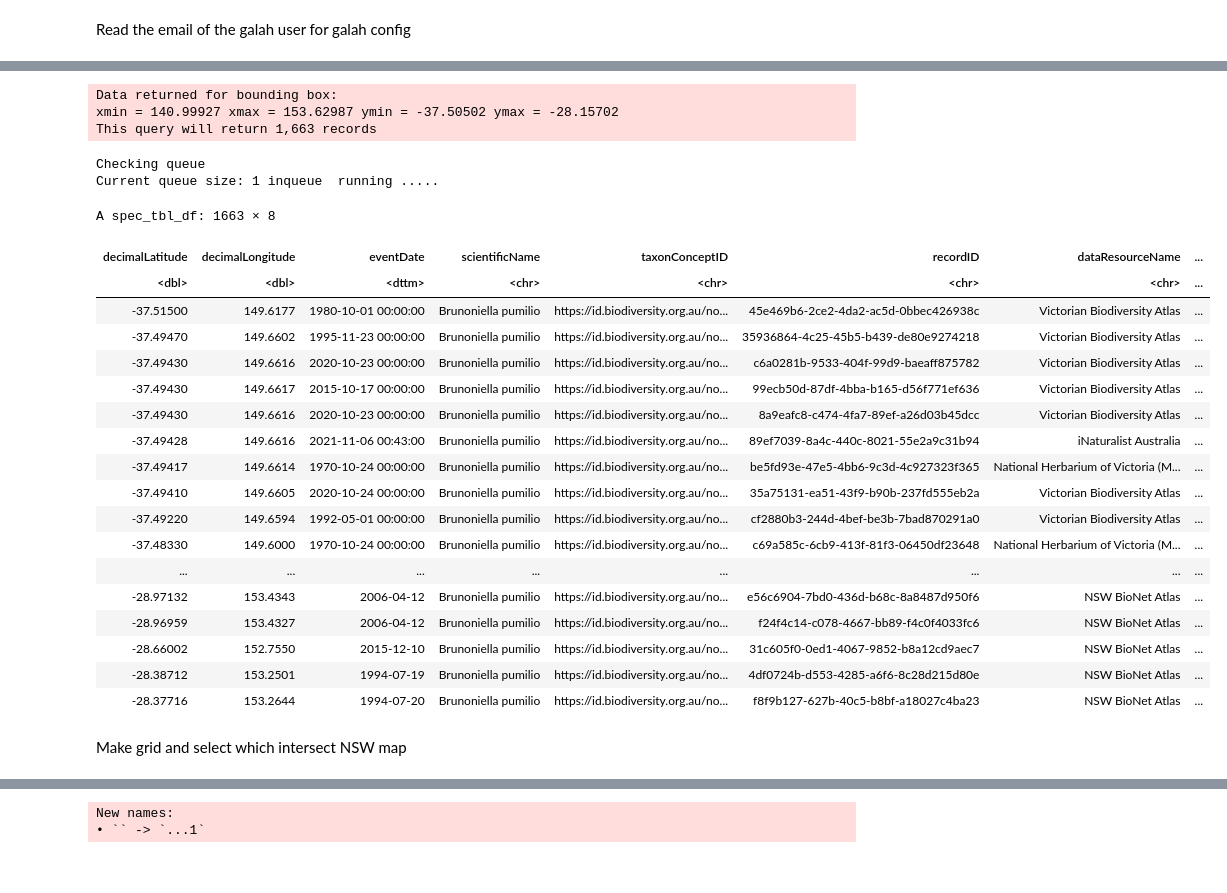
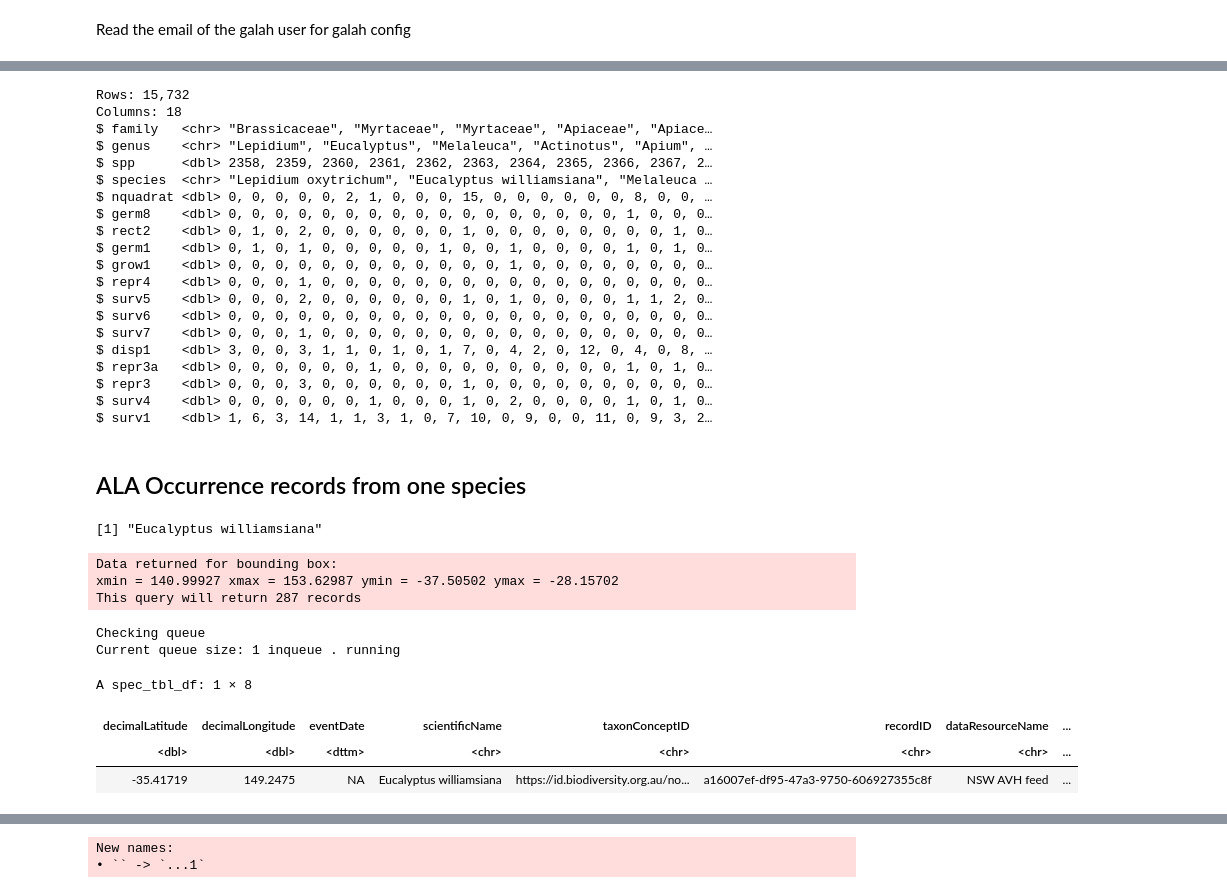
Before and after one commit to ces-unsw-edu-au/fireveg-analysis, a Jupyter notebook: R/Map-species-in-hexgrid.ipynb, the cells around one changed output, grey strips where cells are left out. Cells and saved outputs as stored; diff of their text form; code cells hidden in the pictures.

Commit message:
test map with list of species from database

```diff
--- a/R/Map-species-in-hexgrid.ipynb
+++ b/R/Map-species-in-hexgrid.ipynb
@@ -22,36 +64,48 @@ nsw <- st_transform(ozmaps::ozmap_states, 4326) %>% filter(NAME == "New South Wa
+# %%
+glimpse(litrev_species)
+# %% [output]
+Rows: 15,732
+Columns: 18
+$ family   <chr> "Brassicaceae", "Myrtaceae", "Myrtaceae", "Apiaceae", "Apiace…
+$ genus    <chr> "Lepidium", "Eucalyptus", "Melaleuca", "Actinotus", "Apium", …
+$ spp      <dbl> 2358, 2359, 2360, 2361, 2362, 2363, 2364, 2365, 2366, 2367, 2…
+$ species  <chr> "Lepidium oxytrichum", "Eucalyptus williamsiana", "Melaleuca …
+$ nquadrat <dbl> 0, 0, 0, 0, 0, 2, 1, 0, 0, 0, 15, 0, 0, 0, 0, 0, 0, 8, 0, 0, …
+$ germ8    <dbl> 0, 0, 0, 0, 0, 0, 0, 0, 0, 0, 0, 0, 0, 0, 0, 0, 0, 1, 0, 0, 0…
+$ rect2    <dbl> 0, 1, 0, 2, 0, 0, 0, 0, 0, 0, 1, 0, 0, 0, 0, 0, 0, 0, 0, 1, 0…
+$ germ1    <dbl> 0, 1, 0, 1, 0, 0, 0, 0, 0, 1, 0, 0, 1, 0, 0, 0, 0, 1, 0, 1, 0…
+$ grow1    <dbl> 0, 0, 0, 0, 0, 0, 0, 0, 0, 0, 0, 0, 1, 0, 0, 0, 0, 0, 0, 0, 0…
+$ repr4    <dbl> 0, 0, 0, 1, 0, 0, 0, 0, 0, 0, 0, 0, 0, 0, 0, 0, 0, 0, 0, 0, 0…
+$ surv5    <dbl> 0, 0, 0, 2, 0, 0, 0, 0, 0, 0, 1, 0, 1, 0, 0, 0, 0, 1, 1, 2, 0…
+$ surv6    <dbl> 0, 0, 0, 0, 0, 0, 0, 0, 0, 0, 0, 0, 0, 0, 0, 0, 0, 0, 0, 0, 0…
+$ surv7    <dbl> 0, 0, 0, 1, 0, 0, 0, 0, 0, 0, 0, 0, 0, 0, 0, 0, 0, 0, 0, 0, 0…
+$ disp1    <dbl> 3, 0, 0, 3, 1, 1, 0, 1, 0, 1, 7, 0, 4, 2, 0, 12, 0, 4, 0, 8, …
+$ repr3a   <dbl> 0, 0, 0, 0, 0, 0, 1, 0, 0, 0, 0, 0, 0, 0, 0, 0, 0, 1, 0, 1, 0…
+$ repr3    <dbl> 0, 0, 0, 3, 0, 0, 0, 0, 0, 0, 1, 0, 0, 0, 0, 0, 0, 0, 0, 0, 0…
+$ surv4    <dbl> 0, 0, 0, 0, 0, 0, 1, 0, 0, 0, 1, 0, 2, 0, 0, 0, 0, 1, 0, 1, 0…
+$ surv1    <dbl> 1, 6, 3, 14, 1, 1, 3, 1, 0, 7, 10, 0, 9, 0, 0, 11, 0, 9, 3, 2…
+# %% [markdown]
+## ALA Occurrence records from one species
+# %%
+(qry_spp <- litrev_species %>% slice(2) %>% pull(species))
+# %% [output]
+[1] "Eucalyptus williamsiana"
 # %%
 target_occ <- galah_call() %>%
-    galah_identify("Brunoniella pumilio") %>%
+    galah_identify(qry_spp) %>%
     galah_apply_profile(ALA) %>%
     galah_geolocate(nsw, type = "bbox") %>%
     atlas_occurrences()
 # %% [output]
 Data returned for bounding box:
 xmin = 140.99927 xmax = 153.62987 ymin = -37.50502 ymax = -28.15702
-This query will return 1,663 records
+This query will return 287 records
 Checking queue
-Current queue size: 1 inqueue  running .....
+Current queue size: 1 inqueue . running
 # %%
-target_occ
+target_occ %>% slice_head()
 # %% [output]
-A spec_tbl_df: 1663 × 8
+A spec_tbl_df: 1 × 8
 | decimalLatitude | decimalLongitude | eventDate | scientificName | taxonConceptID | recordID | dataResourceName | ... |
 | <dbl> | <dbl> | <dttm> | <chr> | <chr> | <chr> | <chr> | ... |
-| -37.51500 | 149.6177 | 1980-10-01 00:00:00 | Brunoniella pumilio | https://id.biodiversity.org.au/no... | 45e469b6-2ce2-4da2-ac5d-0bbec426938c | Victorian Biodiversity Atlas | ... |
-| -37.49470 | 149.6602 | 1995-11-23 00:00:00 | Brunoniella pumilio | https://id.biodiversity.org.au/no... | 35936864-4c25-45b5-b439-de80e9274218 | Victorian Biodiversity Atlas | ... |
-| -37.49430 | 149.6616 | 2020-10-23 00:00:00 | Brunoniella pumilio | https://id.biodiversity.org.au/no... | c6a0281b-9533-404f-99d9-baeaff875782 | Victorian Biodiversity Atlas | ... |
-| -37.49430 | 149.6617 | 2015-10-17 00:00:00 | Brunoniella pumilio | https://id.biodiversity.org.au/no... | 99ecb50d-87df-4bba-b165-d56f771ef636 | Victorian Biodiversity Atlas | ... |
-| -37.49430 | 149.6616 | 2020-10-23 00:00:00 | Brunoniella pumilio | https://id.biodiversity.org.au/no... | 8a9eafc8-c474-4fa7-89ef-a26d03b45dcc | Victorian Biodiversity Atlas | ... |
-| -37.49428 | 149.6616 | 2021-11-06 00:43:00 | Brunoniella pumilio | https://id.biodiversity.org.au/no... | 89ef7039-8a4c-440c-8021-55e2a9c31b94 | iNaturalist Australia | ... |
-| -37.49417 | 149.6614 | 1970-10-24 00:00:00 | Brunoniella pumilio | https://id.biodiversity.org.au/no... | be5fd93e-47e5-4bb6-9c3d-4c927323f365 | National Herbarium of Victoria (M... | ... |
-| -37.49410 | 149.6605 | 2020-10-24 00:00:00 | Brunoniella pumilio | https://id.biodiversity.org.au/no... | 35a75131-ea51-43f9-b90b-237fd555eb2a | Victorian Biodiversity Atlas | ... |
-| -37.49220 | 149.6594 | 1992-05-01 00:00:00 | Brunoniella pumilio | https://id.biodiversity.org.au/no... | cf2880b3-244d-4bef-be3b-7bad870291a0 | Victorian Biodiversity Atlas | ... |
-| -37.48330 | 149.6000 | 1970-10-24 00:00:00 | Brunoniella pumilio | https://id.biodiversity.org.au/no... | c69a585c-6cb9-413f-81f3-06450df23648 | National Herbarium of Victoria (M... | ... |
-| ... | ... | ... | ... | ... | ... | ... | ... |
-| -28.97132 | 153.4343 | 2006-04-12 | Brunoniella pumilio | https://id.biodiversity.org.au/no... | e56c6904-7bd0-436d-b68c-8a8487d950f6 | NSW BioNet Atlas | ... |
-| -28.96959 | 153.4327 | 2006-04-12 | Brunoniella pumilio | https://id.biodiversity.org.au/no... | f24f4c14-c078-4667-bb89-f4c0f4033fc6 | NSW BioNet Atlas | ... |
-| -28.66002 | 152.7550 | 2015-12-10 | Brunoniella pumilio | https://id.biodiversity.org.au/no... | 31c605f0-0ed1-4067-9852-b8a12cd9aec7 | NSW BioNet Atlas | ... |
-| -28.38712 | 153.2501 | 1994-07-19 | Brunoniella pumilio | https://id.biodiversity.org.au/no... | 4df0724b-d553-4285-a6f6-8c28d215d80e | NSW BioNet Atlas | ... |
-| -28.37716 | 153.2644 | 1994-07-20 | Brunoniella pumilio | https://id.biodiversity.org.au/no... | f8f9b127-627b-40c5-b8bf-a18027c4ba23 | NSW BioNet Atlas | ... |
+| -35.41719 | 149.2475 | NA | Eucalyptus williamsiana | https://id.biodiversity.org.au/no... | a16007ef-df95-47a3-9750-606927355c8f | NSW AVH feed | ... |
-# %% [markdown]
-Make grid and select which intersect NSW map
```
Also changed, not shown: parts of 18 cells of this notebook, 1 other file.
